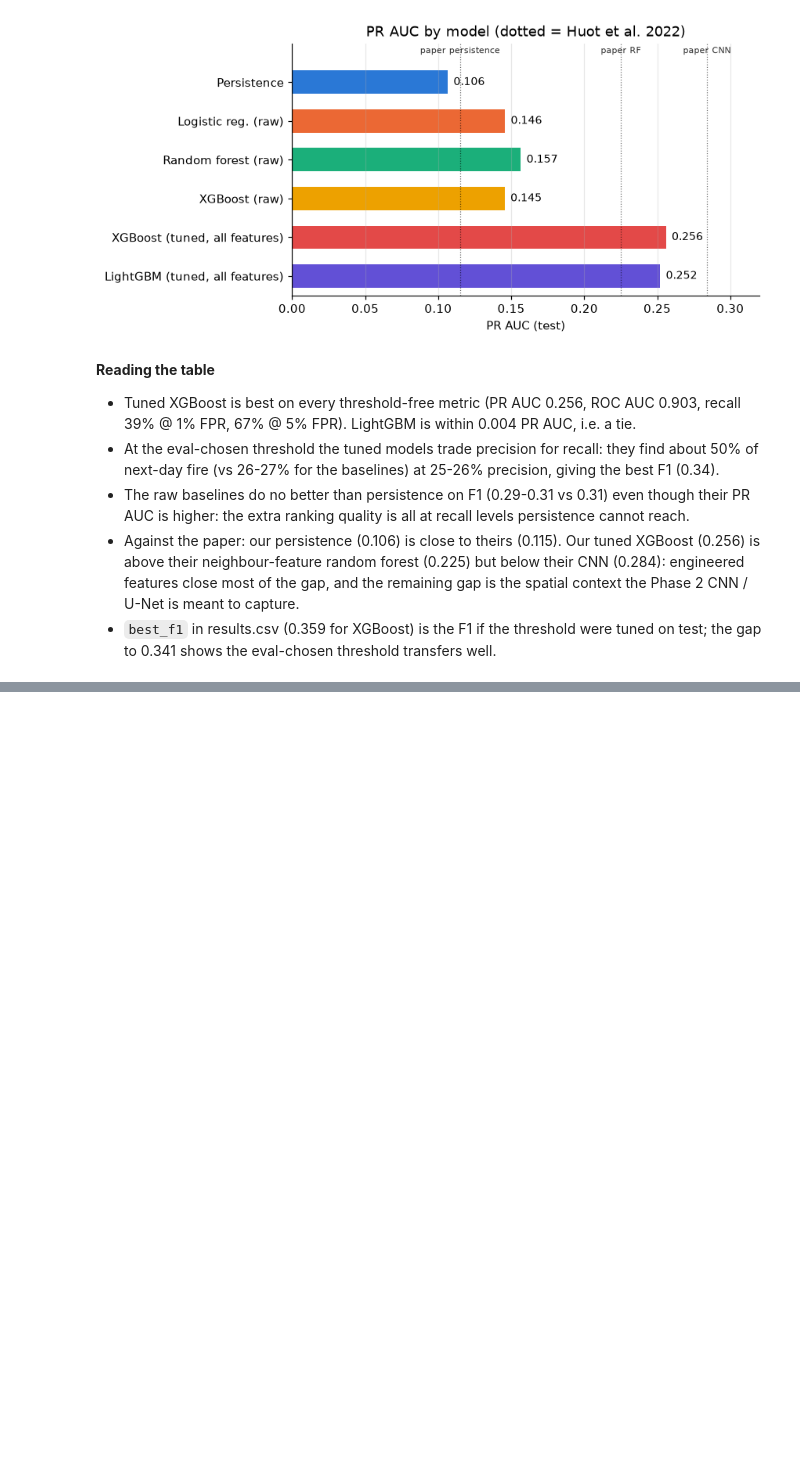
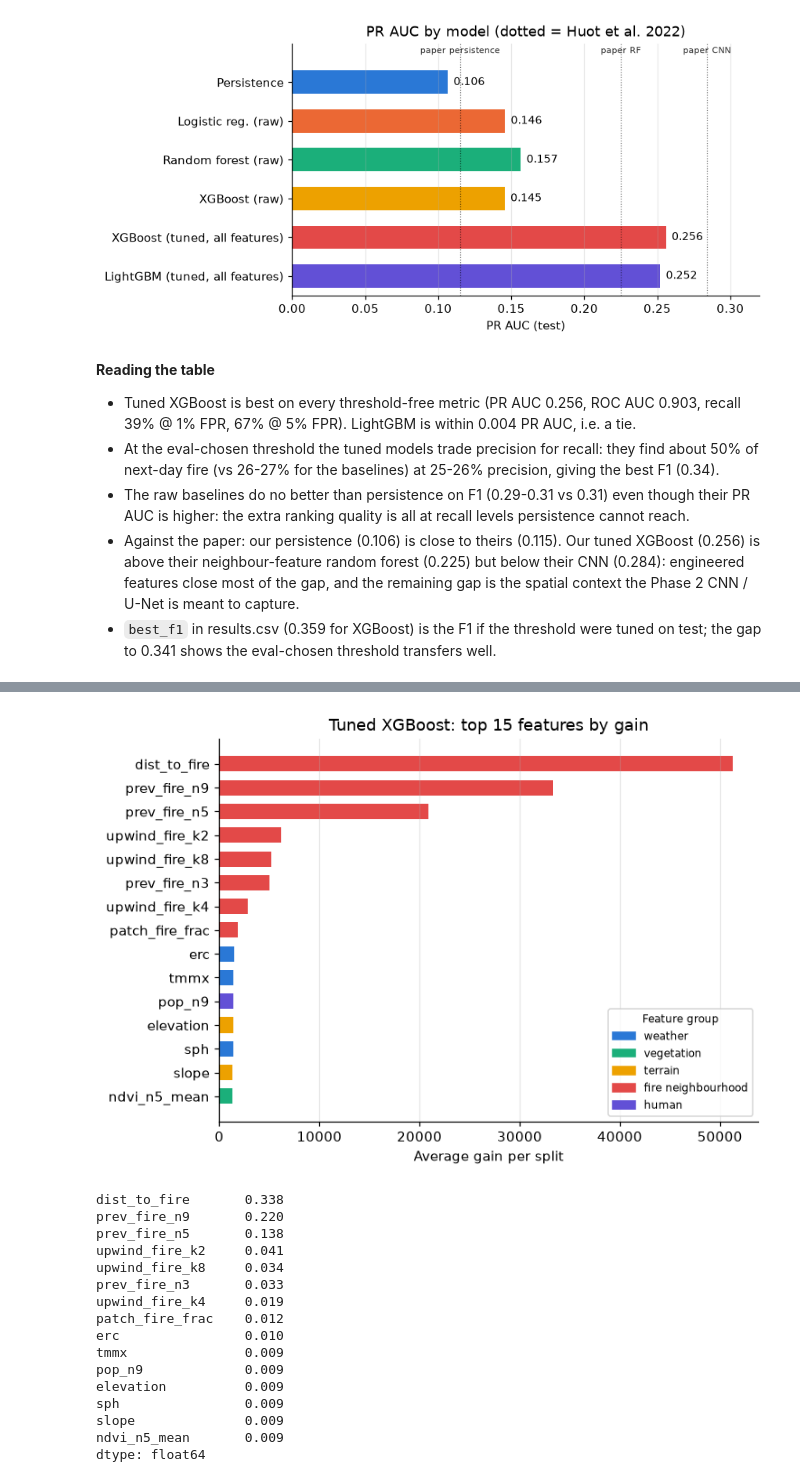
Before and after one commit to harshilv17/next-day-wildfire-spread, a Jupyter notebook: notebooks/02_evaluation.ipynb, the cells around one changed output, grey strips where cells are left out. Drawn from its saved outputs; the diff is of its cells as text; code cells hidden in the pictures; blank space fills up the shorter version.

```diff
--- a/notebooks/02_evaluation.ipynb
+++ b/notebooks/02_evaluation.ipynb
@@ -269,0 +421,19 @@ plt.show()
+# %%
+import json
+import shap
+from xgboost import XGBClassifier
+from src.features import ALL_FEATURES, FEATURE_GROUPS, load_pixels
+from src.evaluate import metrics
+
+params = json.loads(Path("reports/best_params.json").read_text())["xgboost"]
+print(params)
+
+train = load_pixels("train")    # subsampled: all fire pixels + 5x no-fire, label -1 already dropped
+model = XGBClassifier(**params)
+model.fit(train[ALL_FEATURES], train["label"])
+del train
+
+test = load_pixels("test")      # every test pixel, in patch/row/col order
+p_refit = model.predict_proba(test[ALL_FEATURES])[:, 1].reshape(-1, 64, 64)
+print(f"refit test PR AUC {metrics(y_map, p_refit)['pr_auc']:.4f} vs saved {results.loc['xgboost', 'pr_auc']:.4f}; "
+      f"max |prob difference| vs saved preds = {np.abs(p_refit - p_xgb).max():.2e}")
@@ -269,0 +449,34 @@ plt.show()
+# %%
+GROUP_OF = {f: g for g, feats in FEATURE_GROUPS.items() for f in feats}
+GROUP_COLORS = dict(zip(FEATURE_GROUPS, ["#2a78d6", "#1baf7a", "#eda100", "#e34948", "#6250d6"]))
+
+gain = pd.Series(model.get_booster().get_score(importance_type="gain")).sort_values(ascending=False)
+top = gain.head(15)
+
+fig, ax = plt.subplots(figsize=(7, 5))
+ax.barh(top.index[::-1], top.values[::-1], color=[GROUP_COLORS[GROUP_OF[f]] for f in top.index[::-1]], height=0.65)
+ax.set(xlabel="Average gain per split", title="Tuned XGBoost: top 15 features by gain")
+ax.grid(axis="y", visible=False)
+ax.legend(handles=[Patch(color=c, label=g.replace("_", " ")) for g, c in GROUP_COLORS.items()],
+          loc="lower right", fontsize=8, title="Feature group", title_fontsize=8)
+fig.savefig(FIGS / "eval_gain_importance.png")
+plt.show()
+(gain / gain.sum()).round(3).head(15)
+# %% [output]
+[figure, added]
+dist_to_fire       0.338
+prev_fire_n9       0.220
+prev_fire_n5       0.138
+upwind_fire_k2     0.041
+upwind_fire_k8     0.034
+prev_fire_n3       0.033
+upwind_fire_k4     0.019
+patch_fire_frac    0.012
+erc                0.010
+tmmx               0.009
+pop_n9             0.009
+elevation          0.009
+sph                0.009
+slope              0.009
+ndvi_n5_mean       0.009
+dtype: float64
```
Also changed, not shown: parts of 23 cells of this notebook, 3 other files.
